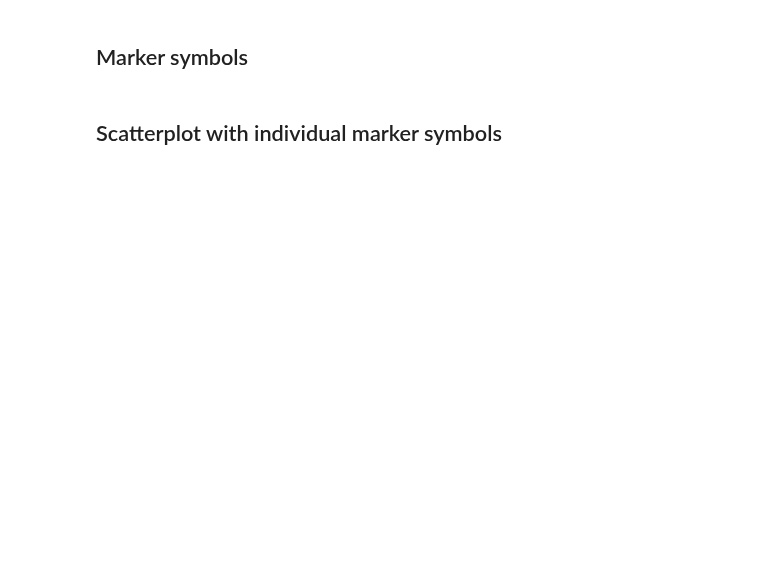
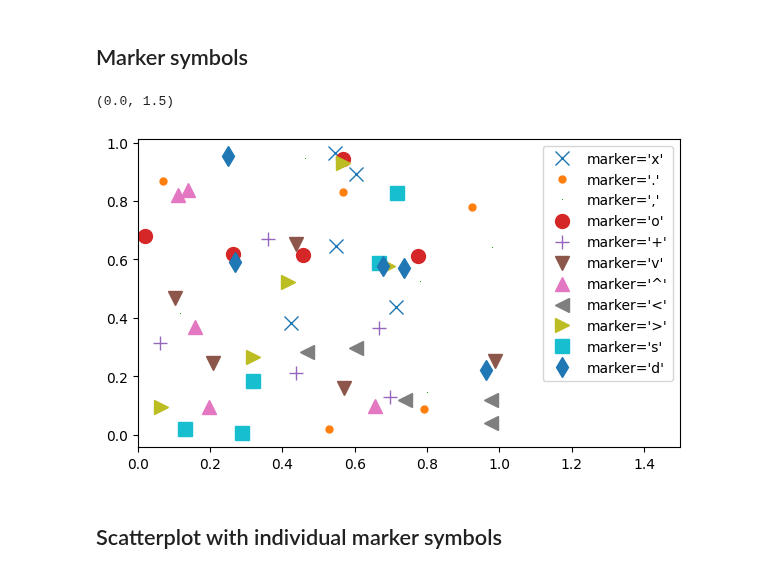
Before and after one commit to mario-gellrich-zhaw/data_analytics, a Jupyter notebook: Week_04/graphics_with_matplotlib.ipynb, the cells around one changed output. Cells and saved outputs as stored; diff of their text form; code cells hidden in the pictures; blank space fills up the shorter version.

```diff
--- a/Week_04/graphics_with_matplotlib.ipynb
+++ b/Week_04/graphics_with_matplotlib.ipynb
@@ -98,13 +104,16 @@ plt.show()
 # %%
 # Different marker symbols in one plot
 rng = np.random.RandomState(0)
 
 plt.figure(figsize=(7,4))
-for marker in ['o', '.', ',', 'x', '+', 'v', '^', '<', '>', 's', 'd']:
+for marker in ['x', '.', ',', 'o', '+', 'v', '^', '<', '>', 's', 'd']:
     plt.plot(rng.rand(5), rng.rand(5), marker,
              label="marker='{0}'".format(marker), markersize=10)
 plt.legend(numpoints=1, fontsize=10)
 plt.xlim(0, 1.5)
+# %% [output]
+(0.0, 1.5)
+[figure, added]
 # %% [markdown]
 ## Scatterplot with individual marker symbols
 # %%
```
Also changed, not shown: parts of 9 cells of this notebook, 4 other files.
